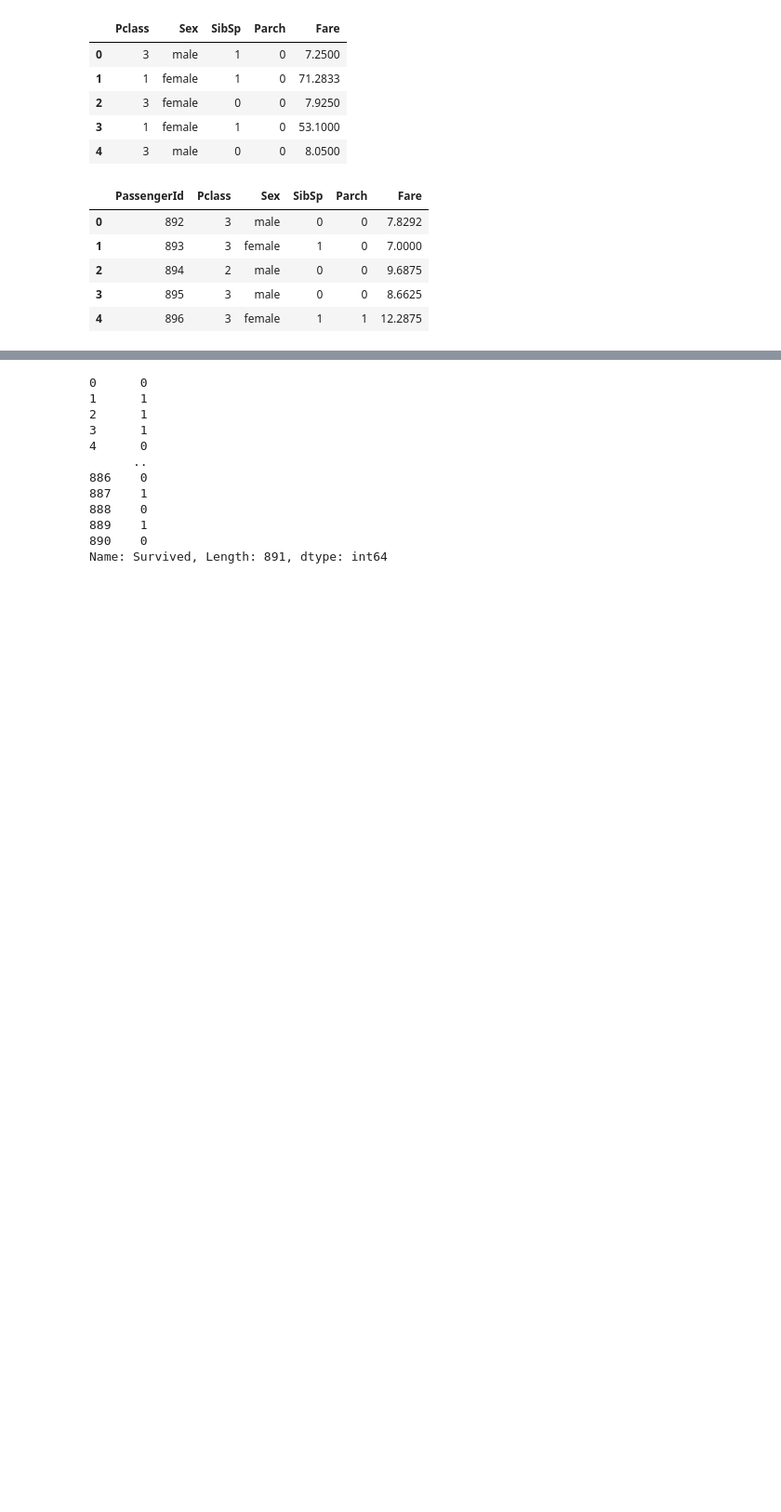
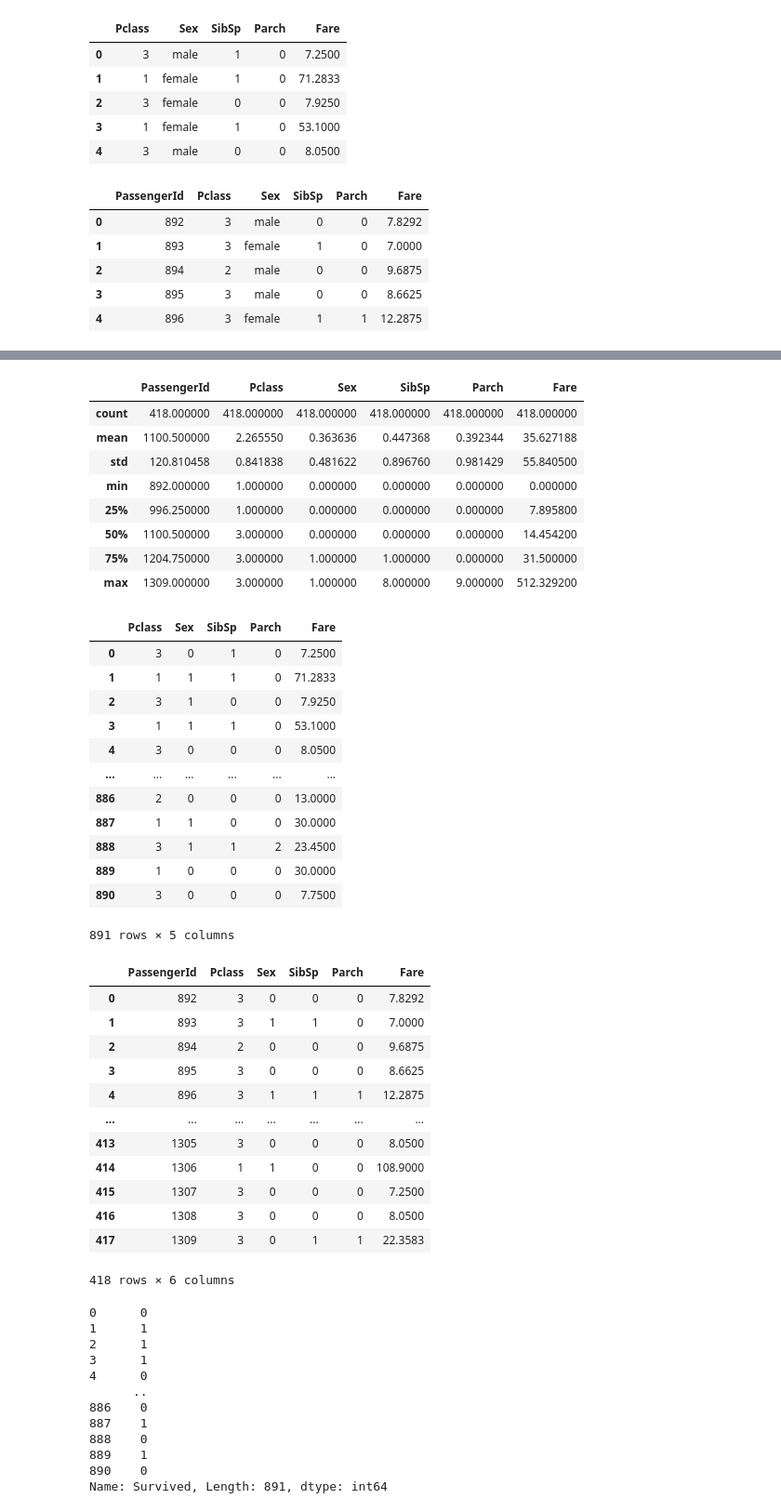
Before and after one commit to Geon-05/kaggle, a Jupyter notebook: titanic-tutorial.ipynb, the cells around one changed output, grey strips where cells are left out. Shown at 93% size. Saved outputs shown, nothing was run; the diff lists cells and outputs as text; code cells hidden in the pictures; blank space fills up the shorter version.

```diff
--- a/titanic-tutorial.ipynb
+++ b/titanic-tutorial.ipynb
@@ -196,0 +225,9 @@ train_simple.describe()
+# %%
+sex_mapping = {"male": 0, "female": 1}
+train_simple['Sex'] = train_simple['Sex'].map(sex_mapping)
+test_simple['Sex'] = test_simple['Sex'].map(sex_mapping)
+display(train_simple.describe())
+display(test_simple.describe())
+display(train_simple)
+display(test_simple)
+# %% [output]
@@ -197,3 +243,38 @@ train_simple.describe()
+|  | PassengerId | Pclass | Sex | SibSp | Parch | Fare |
+| count | 418.000000 | 418.000000 | 418.000000 | 418.000000 | 418.000000 | 418.000000 |
+| mean | 1100.500000 | 2.265550 | 0.363636 | 0.447368 | 0.392344 | 35.627188 |
+| std | 120.810458 | 0.841838 | 0.481622 | 0.896760 | 0.981429 | 55.840500 |
+| min | 892.000000 | 1.000000 | 0.000000 | 0.000000 | 0.000000 | 0.000000 |
+| 25% | 996.250000 | 1.000000 | 0.000000 | 0.000000 | 0.000000 | 7.895800 |
+| 50% | 1100.500000 | 3.000000 | 0.000000 | 0.000000 | 0.000000 | 14.454200 |
+| 75% | 1204.750000 | 3.000000 | 1.000000 | 1.000000 | 0.000000 | 31.500000 |
+| max | 1309.000000 | 3.000000 | 1.000000 | 8.000000 | 9.000000 | 512.329200 |
+|  | Pclass | Sex | SibSp | Parch | Fare |
+| 0 | 3 | 0 | 1 | 0 | 7.2500 |
+| 1 | 1 | 1 | 1 | 0 | 71.2833 |
+| 2 | 3 | 1 | 0 | 0 | 7.9250 |
+| 3 | 1 | 1 | 1 | 0 | 53.1000 |
+| 4 | 3 | 0 | 0 | 0 | 8.0500 |
+| ... | ... | ... | ... | ... | ... |
+| 886 | 2 | 0 | 0 | 0 | 13.0000 |
+| 887 | 1 | 1 | 0 | 0 | 30.0000 |
+| 888 | 3 | 1 | 1 | 2 | 23.4500 |
+| 889 | 1 | 0 | 0 | 0 | 30.0000 |
+| 890 | 3 | 0 | 0 | 0 | 7.7500 |
+891 rows × 5 columns
+|  | PassengerId | Pclass | Sex | SibSp | Parch | Fare |
+| 0 | 892 | 3 | 0 | 0 | 0 | 7.8292 |
+| 1 | 893 | 3 | 1 | 1 | 0 | 7.0000 |
+| 2 | 894 | 2 | 0 | 0 | 0 | 9.6875 |
+| 3 | 895 | 3 | 0 | 0 | 0 | 8.6625 |
+| 4 | 896 | 3 | 1 | 1 | 1 | 12.2875 |
+| ... | ... | ... | ... | ... | ... | ... |
+| 413 | 1305 | 3 | 0 | 0 | 0 | 8.0500 |
+| 414 | 1306 | 1 | 1 | 0 | 0 | 108.9000 |
+| 415 | 1307 | 3 | 0 | 0 | 0 | 7.2500 |
+| 416 | 1308 | 3 | 0 | 0 | 0 | 8.0500 |
+| 417 | 1309 | 3 | 0 | 1 | 1 | 22.3583 |
+418 rows × 6 columns
 # %%
 target = train['Survived']
 target
```
Also changed, not shown: parts of 16 cells of this notebook.
